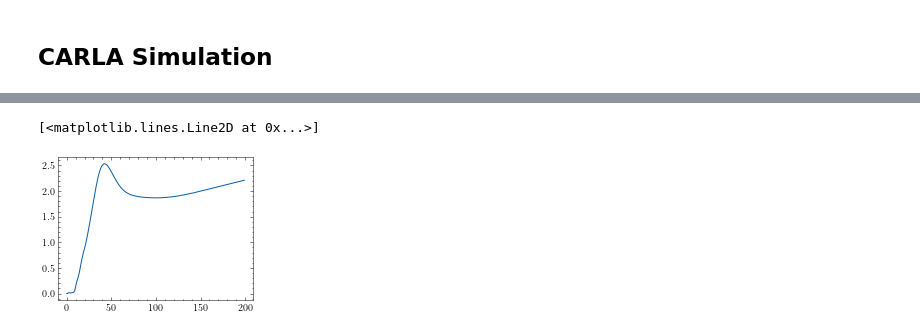
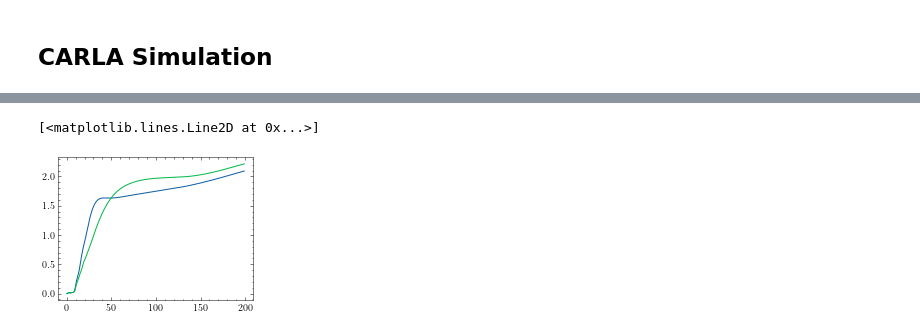
Before and after one commit to fadamsyah/longitudinal-control-based-nature-inspired-optimization, a Jupyter notebook: PID Tuning/Analysis/Analysis.ipynb, the cells around one changed output, grey strips where cells are left out. Drawn from its saved outputs; the diff is of its cells as text; code cells hidden in the pictures.

```diff
--- a/PID Tuning/Analysis/Analysis.ipynb
+++ b/PID Tuning/Analysis/Analysis.ipynb
@@ -319,5 +373,6 @@ df.head()
 # %%
-plt.plot(df.speed[:200])
+plt.plot(df110.speed[:200])
+plt.plot(df310.speed[:200])
 # %% [output]
 [<matplotlib.lines.Line2D at 0x...>]
-[figure, old version]
+[figure, new version]
```
Also changed, not shown: parts of 12 cells of this notebook, 2 other files.
